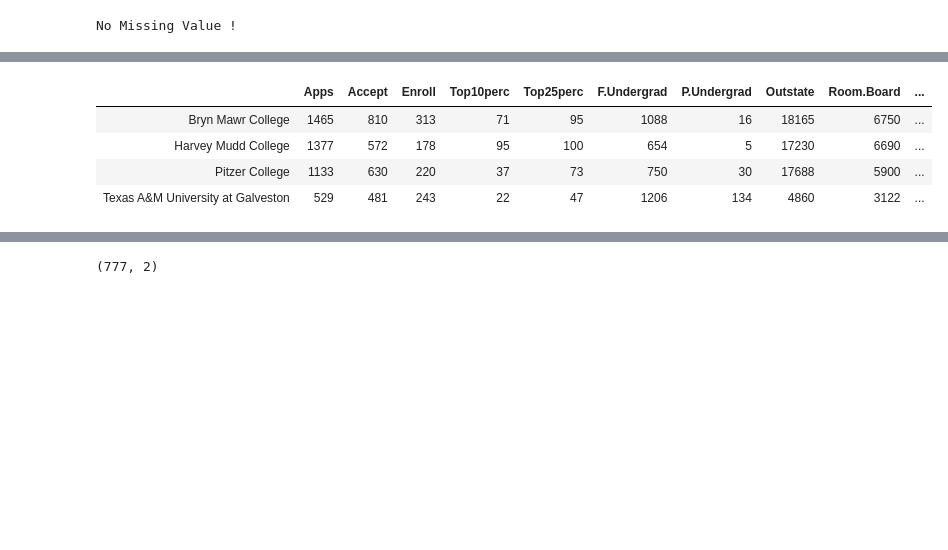
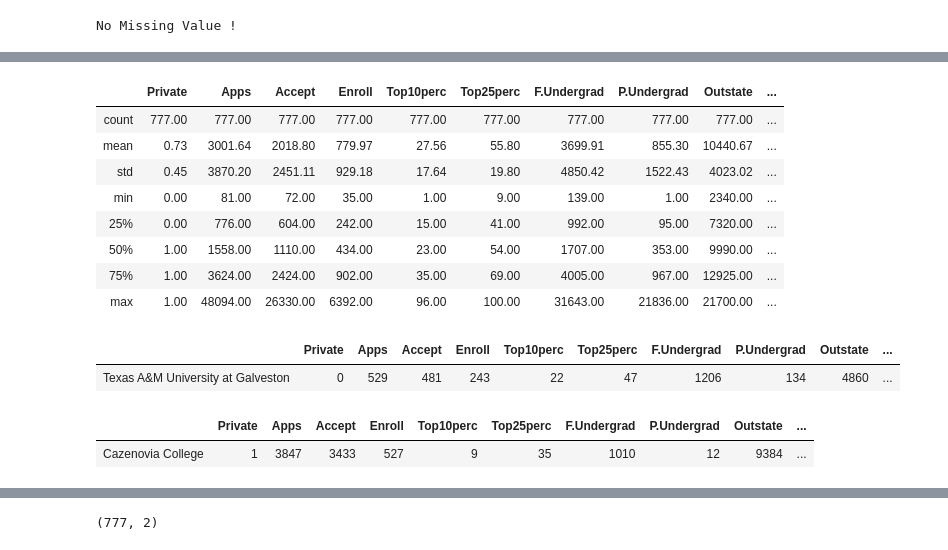
Before and after one commit to 08370011/2019_Data_Mining, a Jupyter notebook: HW3_PCA/notebook/college.ipynb, the cells around one changed output, grey strips where cells are left out. Cells and saved outputs as stored; diff of their text form; code cells hidden in the pictures; blank space fills up the shorter version.

```diff
--- a/HW3_PCA/notebook/college.ipynb
+++ b/HW3_PCA/notebook/college.ipynb
@@ -74,6 +75,10 @@ from sklearn.decomposition import PCA
 
 %matplotlib inline
 pd.set_option('display.float_format',lambda x : '%.2f' % x)
+pd.set_option('display.max_rows', 1000)
+pd.set_option('display.max_columns', 30)
+
+
 sns.set()
 # %% [markdown]
 <a href='#U.S.-News-&-World-Report’s-College-Data'>Back To Top</a>
@@ -134,6 +122,5 @@ Missing Value|135,037|401,604
 # %%
-df['Cluster'] = df['Private'].apply(lambda x:1 if x =='Yes' else 0)
-df = df.drop(['Private'], axis=1)
+df['Private'] = df['Private'].apply(lambda x:1 if x =='Yes' else 0)
 # %%
 df.head(3)
 # %% [output]
@@ -160,8 +151,17 @@ No Missing Value !
+# %%
+df.describe()
+# %% [output]
+|  | Private | Apps | Accept | Enroll | Top10perc | Top25perc | F.Undergrad | P.Undergrad | Outstate | ... |
+| count | 777.00 | 777.00 | 777.00 | 777.00 | 777.00 | 777.00 | 777.00 | 777.00 | 777.00 | ... |
+| mean | 0.73 | 3001.64 | 2018.80 | 779.97 | 27.56 | 55.80 | 3699.91 | 855.30 | 10440.67 | ... |
+| std | 0.45 | 3870.20 | 2451.11 | 929.18 | 17.64 | 19.80 | 4850.42 | 1522.43 | 4023.02 | ... |
+| min | 0.00 | 81.00 | 72.00 | 35.00 | 1.00 | 9.00 | 139.00 | 1.00 | 2340.00 | ... |
+| 25% | 0.00 | 776.00 | 604.00 | 242.00 | 15.00 | 41.00 | 992.00 | 95.00 | 7320.00 | ... |
+| 50% | 1.00 | 1558.00 | 1110.00 | 434.00 | 23.00 | 54.00 | 1707.00 | 353.00 | 9990.00 | ... |
+| 75% | 1.00 | 3624.00 | 2424.00 | 902.00 | 35.00 | 69.00 | 4005.00 | 967.00 | 12925.00 | ... |
+| max | 1.00 | 48094.00 | 26330.00 | 6392.00 | 96.00 | 100.00 | 31643.00 | 21836.00 | 21700.00 | ... |
 # %%
-df[df['PhD']>99]
+df[df['PhD']>100]
 # %% [output]
-|  | Apps | Accept | Enroll | Top10perc | Top25perc | F.Undergrad | P.Undergrad | Outstate | Room.Board | ... |
-| Bryn Mawr College | 1465 | 810 | 313 | 71 | 95 | 1088 | 16 | 18165 | 6750 | ... |
-| Harvey Mudd College | 1377 | 572 | 178 | 95 | 100 | 654 | 5 | 17230 | 6690 | ... |
-| Pitzer College | 1133 | 630 | 220 | 37 | 73 | 750 | 30 | 17688 | 5900 | ... |
-| Texas A&M University at Galveston | 529 | 481 | 243 | 22 | 47 | 1206 | 134 | 4860 | 3122 | ... |
+|  | Private | Apps | Accept | Enroll | Top10perc | Top25perc | F.Undergrad | P.Undergrad | Outstate | ... |
+| Texas A&M University at Galveston | 0 | 529 | 481 | 243 | 22 | 47 | 1206 | 134 | 4860 | ... |
@@ -167,0 +170,5 @@ df[df['PhD']>99]
+# %%
+df[df['Grad.Rate']>100]
+# %% [output]
+|  | Private | Apps | Accept | Enroll | Top10perc | Top25perc | F.Undergrad | P.Undergrad | Outstate | ... |
+| Cazenovia College | 1 | 3847 | 3433 | 527 | 9 | 35 | 1010 | 12 | 9384 | ... |
```
Also changed, not shown: parts of 65 cells of this notebook.
